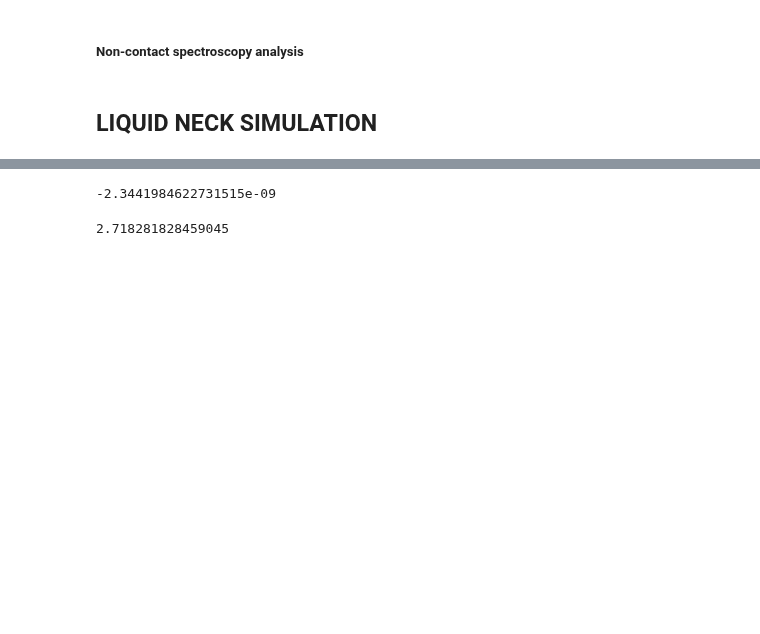
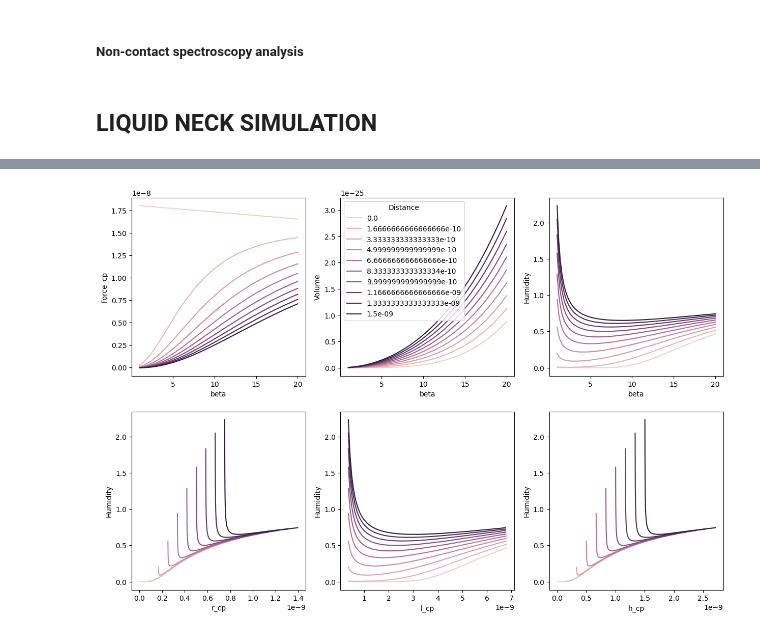
Before and after one commit to PranavSudersan/AFM-Dashboard, a Jupyter notebook: AFM Dashboard.ipynb, the cells around one changed output, grey strips where cells are left out. Cells and saved outputs as stored; diff of their text form; code cells hidden in the pictures; blank space fills up the shorter version.

```diff
--- a/AFM Dashboard.ipynb
+++ b/AFM Dashboard.ipynb
@@ -7838,8 +8021,57 @@ plt.show()
-# %%
-kelv_len/np.log(0.8)
-# %% [output]
--2.3441984622731515e-09
-# %%
-np.exp(1)
-# %% [output]
-2.718281828459045
+# %%
+F_cp_array = []
+vol_cp_array = []
+humid_cp_array = []
+beta_plot_array = []
+D_ts_plot_array = []
+r_eq_cp_array = []
+l_eq_cp_array = []
+h_array = []
+D_ts_array = np.linspace(0.0e-10, 1.5e-9, 10) #tip-sample distance (m)
+beta_array = np.linspace(1, 20, 100)
+for D_ts_i in D_ts_array:
+    # beta_i = fsolve(find_beta_cp, beta_guess, args = (D_ts_i))[0]
+    # beta_guess = beta_i
+    for beta_i in beta_array:
+        # beta_i = beta_i
+        c_theta_i = (np.cos(theta_s*np.pi/180)+np.cos((theta_t+beta_i)*np.pi/180))/2
+        r_eq_i = (R1*(1-np.cos(beta_i*np.pi/180)) + D_ts_i)/(2*c_theta_i)
+        l_eq_i = (R1*np.sin(beta_i*np.pi/180)) - (r_eq_i*(1-np.cos((theta_t+beta_i)*np.pi/180)))
+        humid_i = np.exp(-kelv_len*((1/r_eq_i)-(1/l_eq_i)))
+        F_cp_i = np.pi*surf_ten*R1*np.sin(beta_i*np.pi/180)*(2*np.sin((theta_t+beta_i)*np.pi/180)+\
+                                                             (R1*np.sin(beta_i*np.pi/180)*((1/r_eq_i)-(1/l_eq_i))))
+        h_i = 2*r_eq_i*c_theta_i
+        # print(D_ts_i, h_i, 2*r_eq_i, c_theta_i, (2*r_eq_i)-h_i)
+        vol_term1_i = R1 * np.sin(beta_i*np.pi/180)
+        vol_term2_i = R1 * (1 - np.cos(beta_i*np.pi/180))
+        vol_i = (np.pi*h_i*vol_term1_i**2) - ((np.pi*vol_term2_i/6)*((3*vol_term1_i**2)+vol_term2_i**2))
+
+        F_cp_array.append(F_cp_i)
+        vol_cp_array.append(vol_i)
+        humid_cp_array.append(humid_i)
+        beta_plot_array.append(beta_i)
+        D_ts_plot_array.append(D_ts_i)
+        r_eq_cp_array.append(r_eq_i)
+        l_eq_cp_array.append(l_eq_i)
+        h_array.append(h_i)
+
+cap_datadict2 = {'Distance': D_ts_plot_array,
+                'Force_cp': F_cp_array,
+                'beta': beta_plot_array,
+                'Volume': vol_cp_array,
+                'Humidity': humid_cp_array,
+                 'r_cp': r_eq_cp_array,
+                'l_cp': l_eq_cp_array,
+                 'h_cp': h_array,
+               }
+color_list = sns.color_palette()
+fig, ax = plt.subplots(2,3, figsize=(15,10))
+sns.lineplot(x='beta', y='Force_cp', hue='Distance', data=cap_datadict2, ax=ax[0][0], legend=False)
+sns.lineplot(x='beta', y='Volume', hue='Distance', data=cap_datadict2, ax=ax[0][1], legend='full')
+sns.lineplot(x='beta', y='Humidity', hue='Distance', data=cap_datadict2, ax=ax[0][2], legend=False)
+sns.lineplot(x='r_cp', y='Humidity', hue='Distance', data=cap_datadict2, ax=ax[1][0], legend=False)
+sns.lineplot(x='l_cp', y='Humidity', hue='Distance', data=cap_datadict2, ax=ax[1][1], legend=False)
+sns.lineplot(x='h_cp', y='Humidity', hue='Distance', data=cap_datadict2, ax=ax[1][2], legend=False)
+plt.show()
+# %% [output]
+[figure, added]
```
Also changed, not shown: parts of 9 cells of this notebook.
